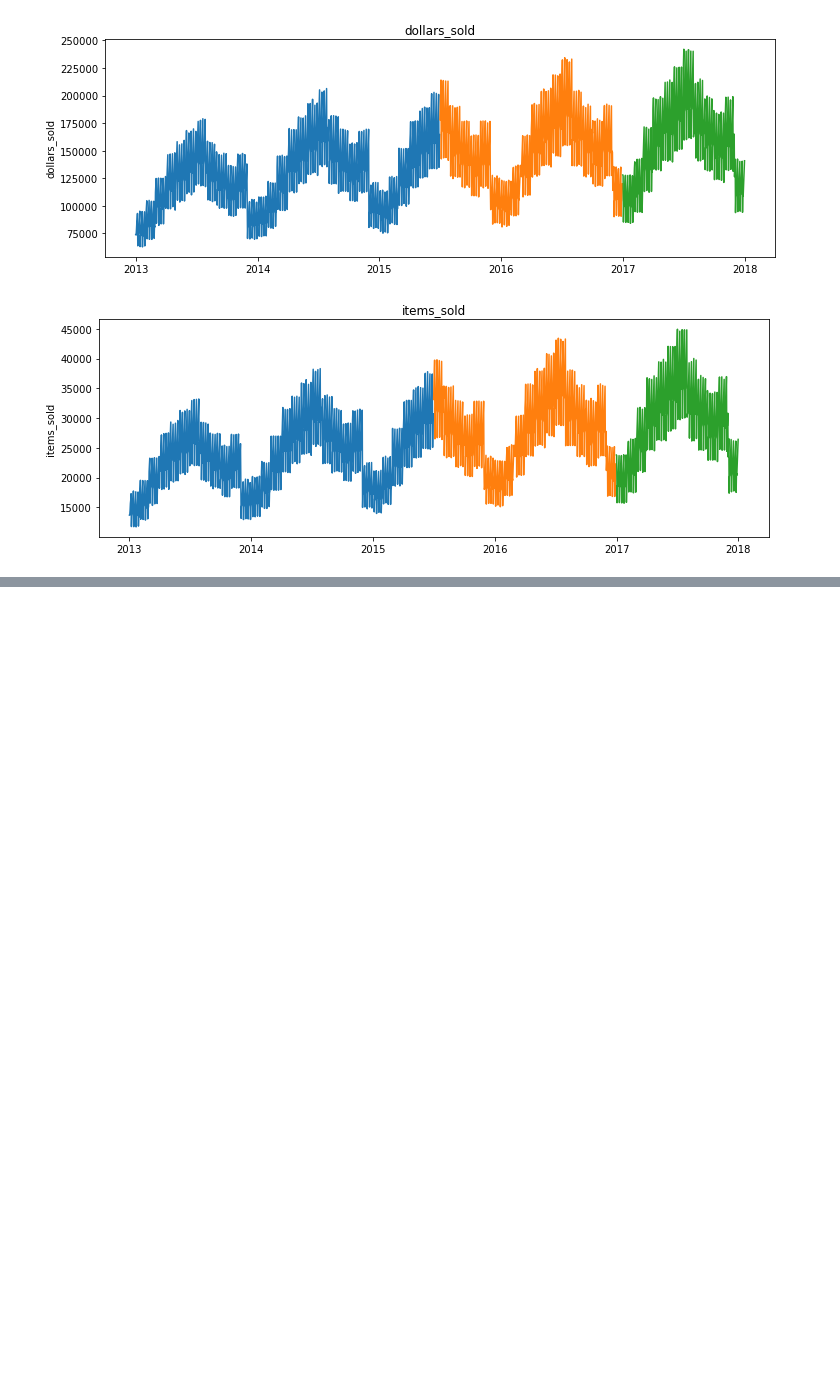
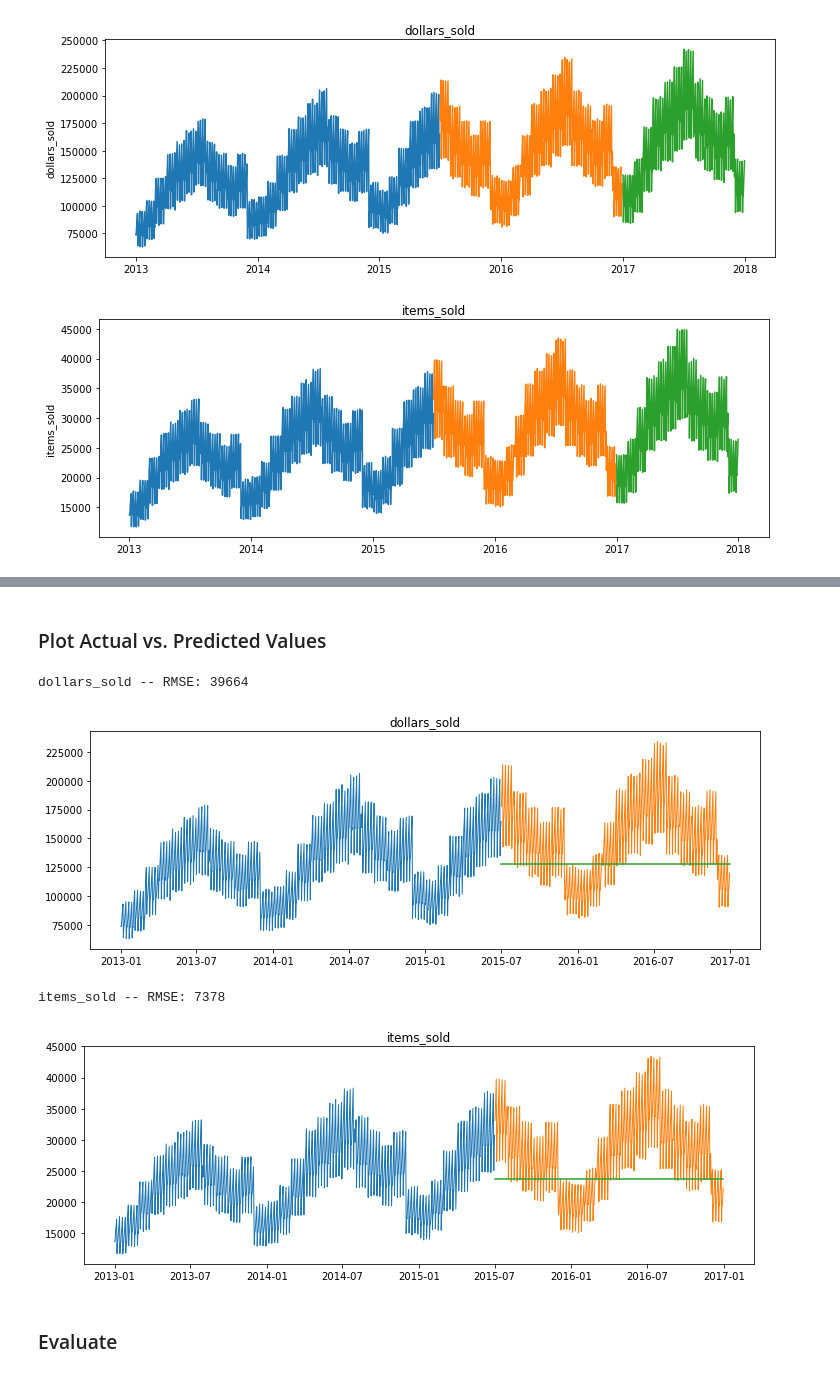
Before and after one commit to gilbert-noriega-ii/time-series-exercises, a Jupyter notebook: model_lesson.ipynb, the cells around one changed output, grey strips where cells are left out. Drawn from its saved outputs; the diff is of its cells as text; code cells hidden in the pictures; blank space fills up the shorter version.

```diff
--- a/model_lesson.ipynb
+++ b/model_lesson.ipynb
@@ -107,3 +108,13 @@ def plot_and_eval(target_var):
     rmse = evaluate(target_var)
     print(target_var, '-- RMSE: {:.0f}'.format(rmse))
     plt.show()
+# %%
+# Create the empty dataframe
+eval_df = pd.DataFrame(columns=['model_type', 'target_var', 'rmse'])
+
+# function to store rmse for comparison purposes
+def append_eval_df(model_type, target_var):
+    rmse = evaluate(target_var)
+    d = {'model_type': [model_type], 'target_var': [target_var], 'rmse': [rmse]}
+    d = pd.DataFrame(d)
+    return eval_df.append(d, ignore_index = True)
@@ -109,0 +180,4 @@ def plot_and_eval(target_var):
+# %%
+for col in train.columns:
+    eval_df = append_eval_df(model_type = 'last_observed_value',
+                target_var = col)
@@ -109,0 +221,12 @@ def plot_and_eval(target_var):
+# %% [markdown]
+### Plot Actual vs. Predicted Values
+# %%
+for col in train.columns:
+    plot_and_eval(col)
+# %% [output]
+dollars_sold -- RMSE: 39664
+[figure, added]
+items_sold -- RMSE: 7378
+[figure, added]
+# %% [markdown]
+### Evaluate
```
Also changed, not shown: parts of 37 cells of this notebook.
